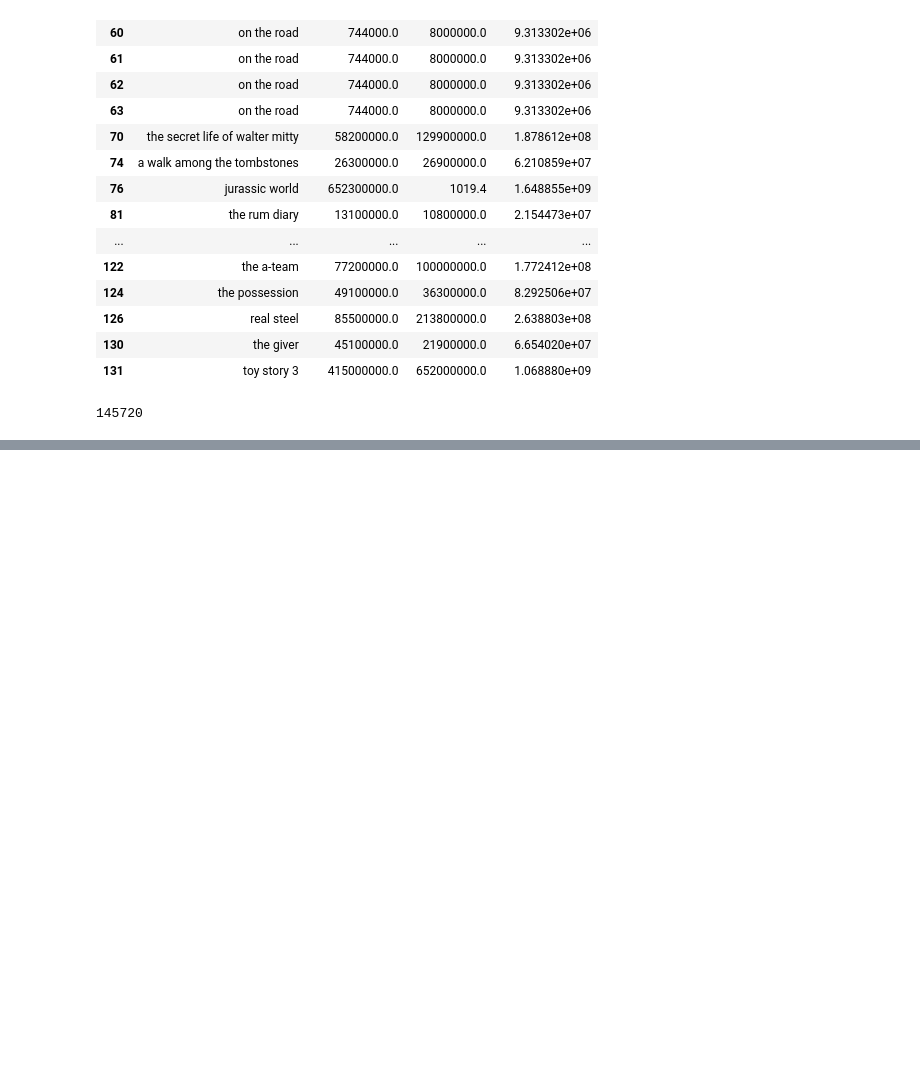
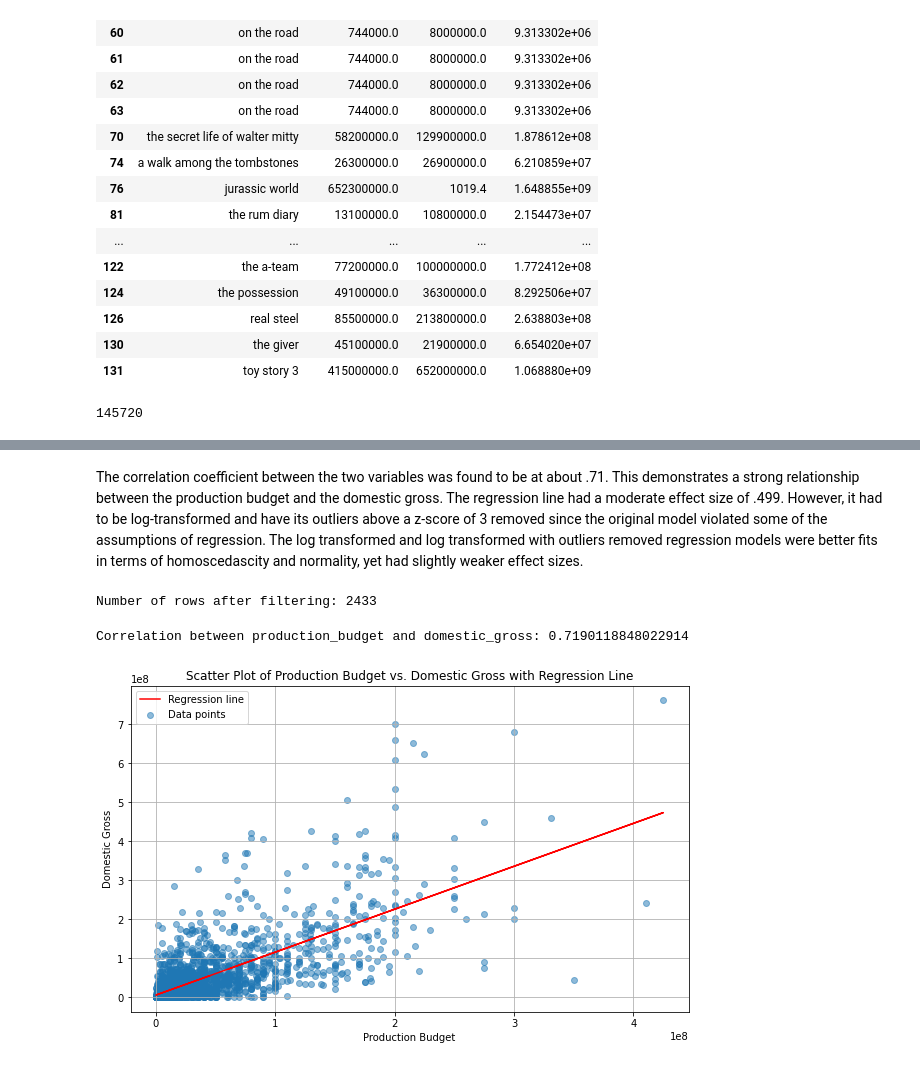
Before and after one commit to agambino720/movie_analytics_project, a Jupyter notebook: movie_analytics_project.ipynb, the cells around one changed output, grey strips where cells are left out. Cells and saved outputs as stored; diff of their text form; code cells hidden in the pictures; blank space fills up the shorter version.

```diff
--- a/movie_analytics_project.ipynb
+++ b/movie_analytics_project.ipynb
@@ -1321,0 +1412,31 @@ dtype: int64
+# %% [markdown]
+The correlation coefficient between the two variables was found to be at about .71. This demonstrates a strong relationship between the production budget and the domestic gross. The regression line had a moderate effect size of .499. However, it had to be log-transformed and have its outliers above a z-score of 3 removed since the original model violated some of the assumptions of regression. The log transformed and log transformed with outliers removed regression models were better fits in terms of homoscedascity and normality, yet had slightly weaker effect sizes.
+# %%
+#Checking how many rows are not null for both production_budget and domestic_gross
+filtered_df_3 = final_df.dropna(subset=['production_budget', 'domestic_gross'])
+
+print(f"Number of rows after filtering: {len(filtered_df_3)}")
+# %% [output]
+Number of rows after filtering: 2433
+# %%
+# Calculating the correlation coefficient
+correlation_budget_domestic = filtered_df_3[['production_budget', 'domestic_gross']].corr().iloc[0, 1]
+print(f"Correlation between production_budget and domestic_gross: {correlation_budget_domestic}")
+# %% [output]
+Correlation between production_budget and domestic_gross: 0.7190118848022914
+# %%
+# Creating a scatter plot with regression line
+plt.figure(figsize=(10, 6))
+plt.scatter(filtered_df_3['production_budget'], filtered_df_3['domestic_gross'], alpha=0.5, label='Data points')
+
+m, b = np.polyfit(filtered_df_3['production_budget'], filtered_df_3['domestic_gross'], 1)
+plt.plot(filtered_df_3['production_budget'], m * filtered_df_3['production_budget'] + b, color='red', label='Regression line')
+
+plt.title('Scatter Plot of Production Budget vs. Domestic Gross with Regression Line')
+plt.xlabel('Production Budget')
+plt.ylabel('Domestic Gross')
+plt.legend()
+plt.grid(True)
+plt.show()
+# %% [output]
+[figure, added]
```
Also changed, not shown: parts of 58 cells of this notebook.
